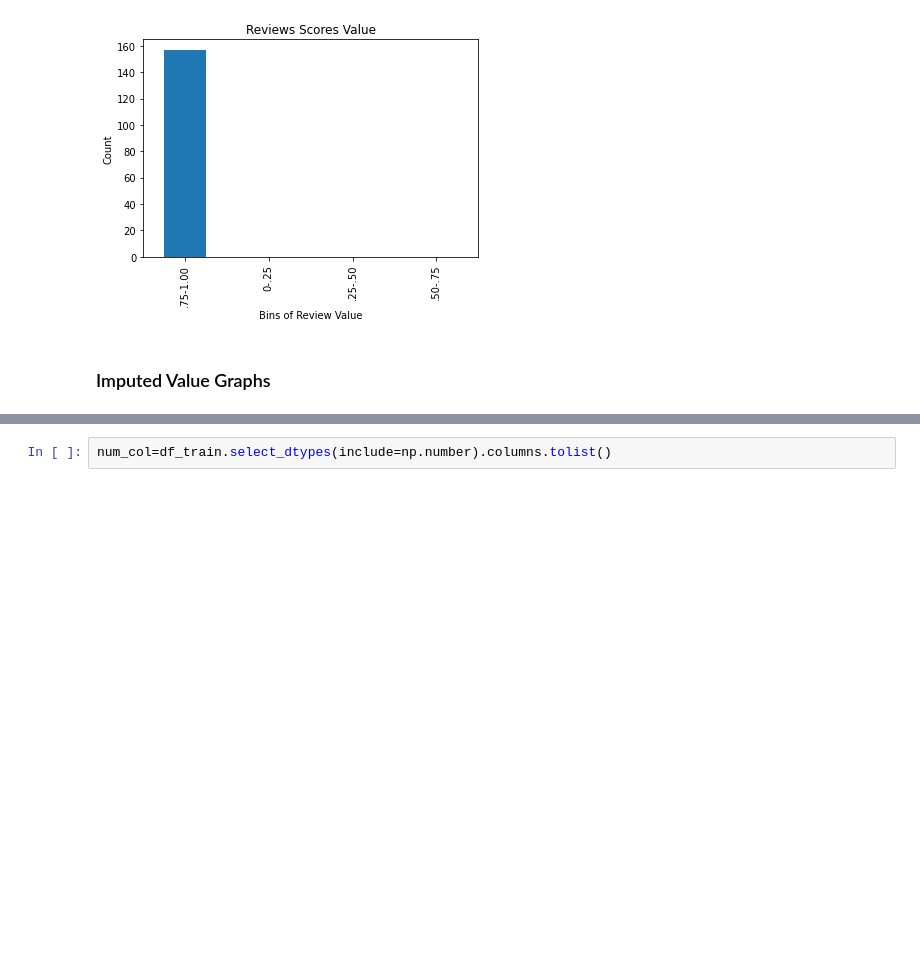
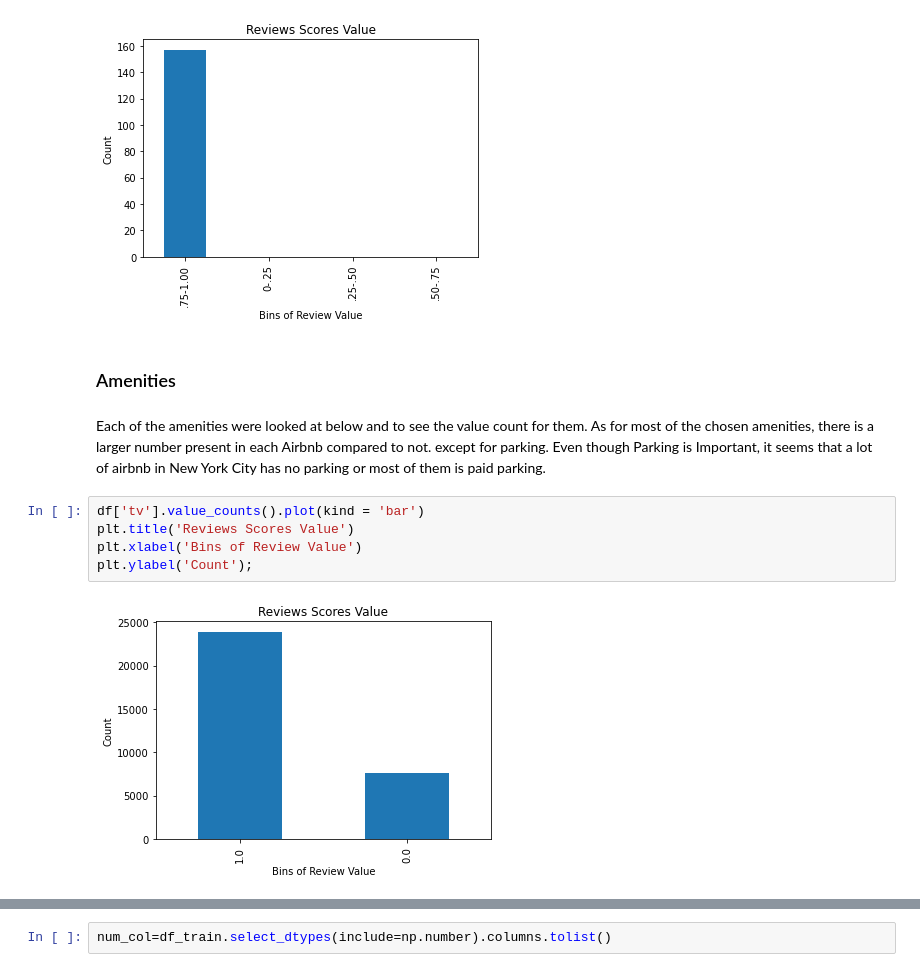
Before and after one commit to vishnu-ko/Predicting_AirBNB, a Jupyter notebook: EDA_02.ipynb, the cells around one changed output, grey strips where cells are left out. Drawn from its saved outputs; the diff is of its cells as text; blank space fills up the shorter version.

```diff
--- a/EDA_02.ipynb
+++ b/EDA_02.ipynb
@@ -462,5 +439,14 @@ plt.xlabel('Bins of Review Value')
 plt.ylabel('Count');
 # %% [output]
 [figure]
-# %% [markdown]
-### Imputed Value Graphs
+# %% [markdown]
+### Amenities
+# %% [markdown]
+Each of the amenities were looked at below and to see the value count for them. As for most of the chosen amenities, there is a larger number present in each Airbnb compared to not. except for parking. Even though Parking is Important, it seems that a lot of airbnb in New York City has no parking or most of them is paid parking.
+# %%
+df['tv'].value_counts().plot(kind = 'bar')
+plt.title('Reviews Scores Value')
+plt.xlabel('Bins of Review Value')
+plt.ylabel('Count');
+# %% [output]
+[figure, added]
```
Also changed, not shown: parts of 27 cells of this notebook.
